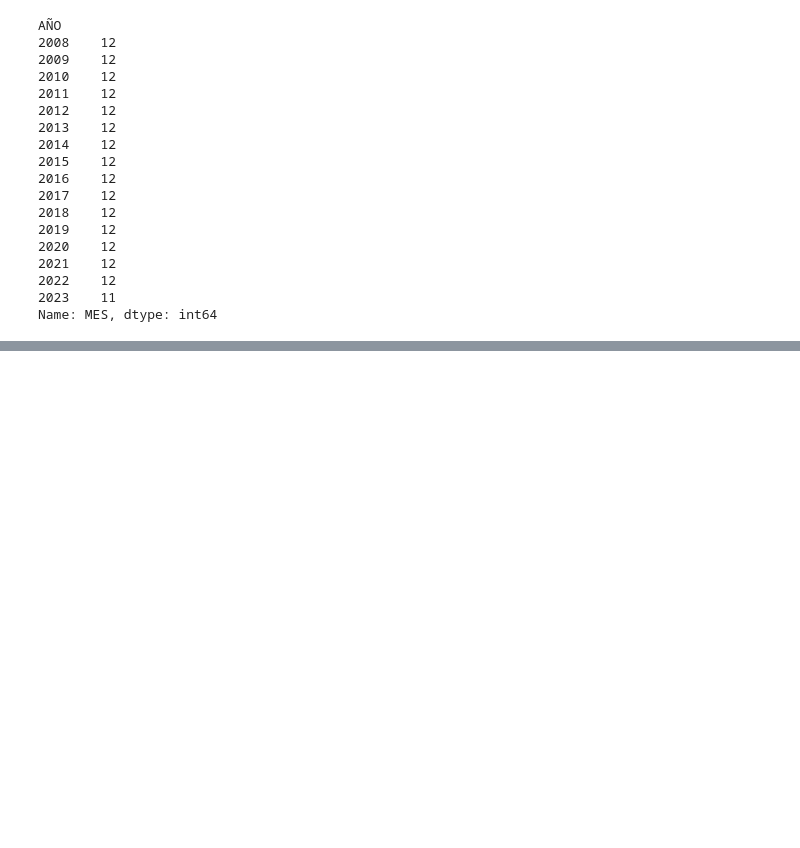
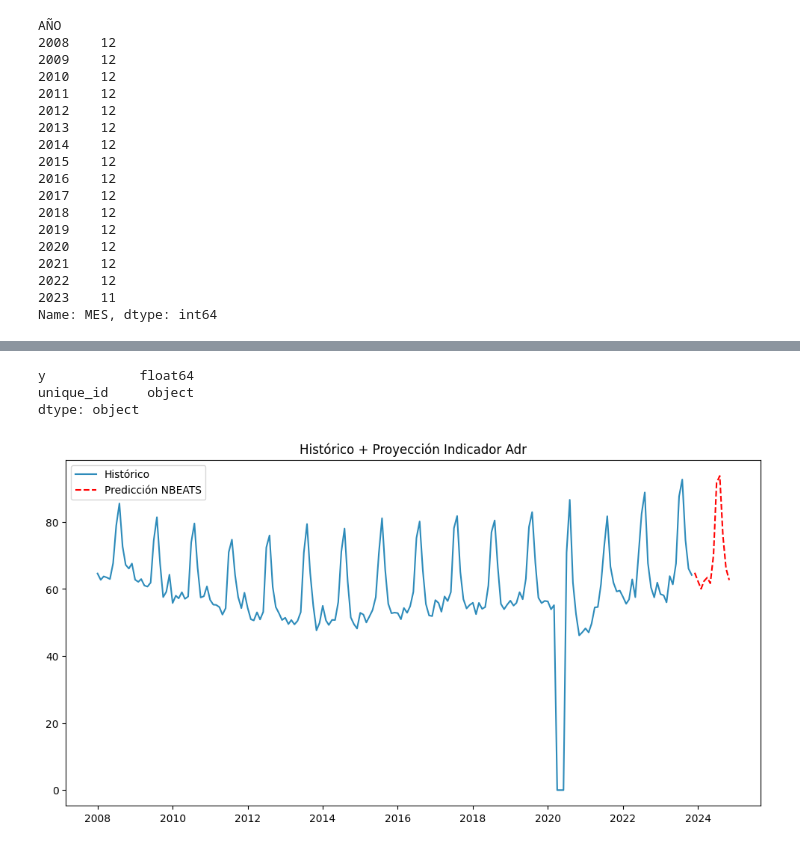
Before and after one commit to b0rjen/cf_ml, a Jupyter notebook: notebooks/irh.ipynb, the cells around one changed output, grey strips where cells are left out. Cells and saved outputs as stored; diff of their text form; code cells hidden in the pictures; blank space fills up the shorter version.

Commit message:
modificado irh.ipynb - entrenamiento NBEATS

```diff
--- a/notebooks/irh.ipynb
+++ b/notebooks/irh.ipynb
@@ -136,0 +365,21 @@ Name: MES, dtype: int64
+# %%
+# nos tenemos que asegurar de que solo estén las columnas ds, y, dropeamos en resto
+df_reset = df_reset.drop(columns=['Tasa Variacion Adr', 'Indicador Rvpar', 'Tasa Variacion Rvpar'])
+# %%
+# pasar solo estas dos columnas a NeuralForecast
+df_for_forecast = df_reset[['ds', 'y']]
+# %%
+# Agregar una columna 'unique_id' que identifique la serie temporal
+df_for_forecast['unique_id'] = 'Indicador_Adr_Serie'
+# %%
+# El índice de 'df' ya está en formato datetime y es mensual ('M')
+# NeuralForecast espera una columna 'ds' para la fecha y 'y' para los valores
+
+nf = NeuralForecast(
+    models = [NBEATS(input_size=24, h=12, max_steps=100)],  # Ajustados estos para la predicción de 12 meses
+    freq = 'M'  # Frecuencia mensual
+)
+
+# DataFrame esté en el formato esperado por NeuralForecast
+nf.fit(df=df_for_forecast)
+predictions = nf.predict() # 'predictions' contendrá las predicciones para los próximos 12 meses
@@ -136,0 +401,28 @@ Name: MES, dtype: int64
+# %%
+df_for_forecast
+# %% [output]
+y            float64
+unique_id     object
+dtype: object
+# %%
+# Asegúrate de que 'predictions' tiene 'ds' en formato datetime
+# predictions['ds'] = pd.to_datetime(predictions['ds'])
+
+# Asegúrate de que 'df_for_forecast' también esté adecuadamente indexado por 'ds'
+# Si 'df_for_forecast' ya no tiene la columna 'ds', asegúrate de resetear el índice o ajustar según tu situación actual
+# df_for_forecast.reset_index(inplace=True)
+# df_for_forecast.rename(columns={'index': 'ds'}, inplace=True)
+# df_for_forecast['ds'] = pd.to_datetime(df_for_forecast['ds'])
+# df_for_forecast.set_index('ds', inplace=True)
+
+# Graficar
+plt.figure(figsize=(12, 6))
+plt.plot(df_for_forecast.index, df_for_forecast['y'], label='Histórico', color='#2d8bba')
+plt.plot(predictions['ds'], predictions['NBEATS'], label='Predicción NBEATS', linestyle='--', color='red')
+plt.title('Histórico + Proyección Indicador Adr')
+plt.xlabel('')
+plt.ylabel('')
+plt.legend()
+plt.show()
+# %% [output]
+[figure, added]
```
Also changed, not shown: parts of 22 cells of this notebook, 4 other files.
